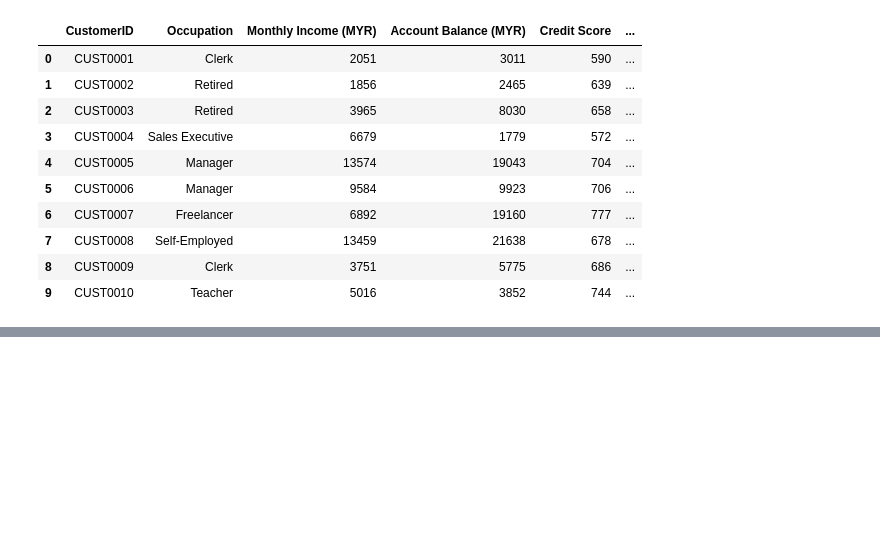
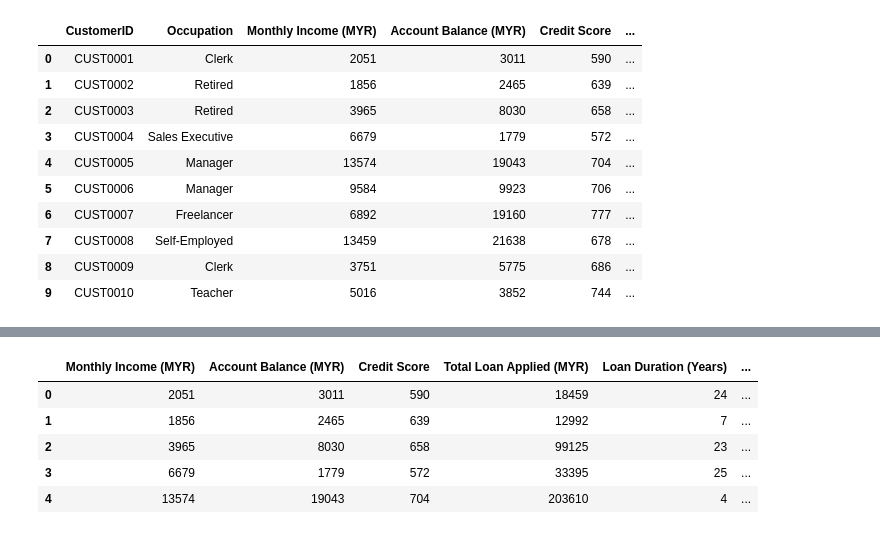
Before and after one commit to linlin0708/Data-Mining-Group-Project, a Jupyter notebook: DataMiningGP.ipynb, the cells around one changed output, grey strips where cells are left out. Cells and saved outputs as stored; diff of their text form; code cells hidden in the pictures; blank space fills up the shorter version.

Commit message:
Feature Selection for Loan Approval Reasoning

```diff
--- a/DataMiningGP.ipynb
+++ b/DataMiningGP.ipynb
@@ -725,0 +729,11 @@ df.head(10)
+# %%
+selected_columns = ["Monthly Income (MYR)","Account Balance (MYR)","Credit Score","Total Loan Applied (MYR)","Loan Duration (Years)","Risk Category","Topic"]
+
+df[selected_columns].head()
+# %% [output]
+|  | Monthly Income (MYR) | Account Balance (MYR) | Credit Score | Total Loan Applied (MYR) | Loan Duration (Years) | ... |
+| 0 | 2051 | 3011 | 590 | 18459 | 24 | ... |
+| 1 | 1856 | 2465 | 639 | 12992 | 7 | ... |
+| 2 | 3965 | 8030 | 658 | 99125 | 23 | ... |
+| 3 | 6679 | 1779 | 572 | 33395 | 25 | ... |
+| 4 | 13574 | 19043 | 704 | 203610 | 4 | ... |
```
Also changed, not shown: parts of 1 cell of this notebook.
